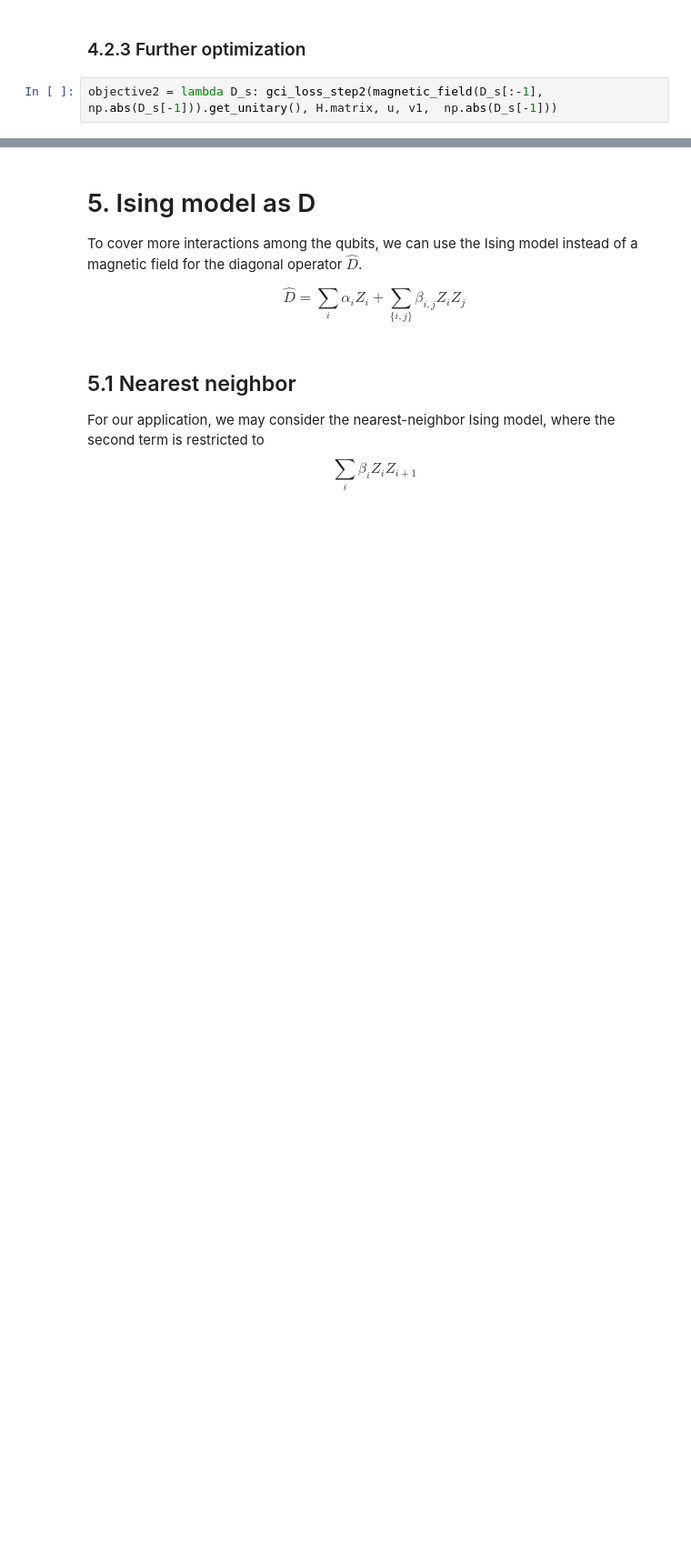
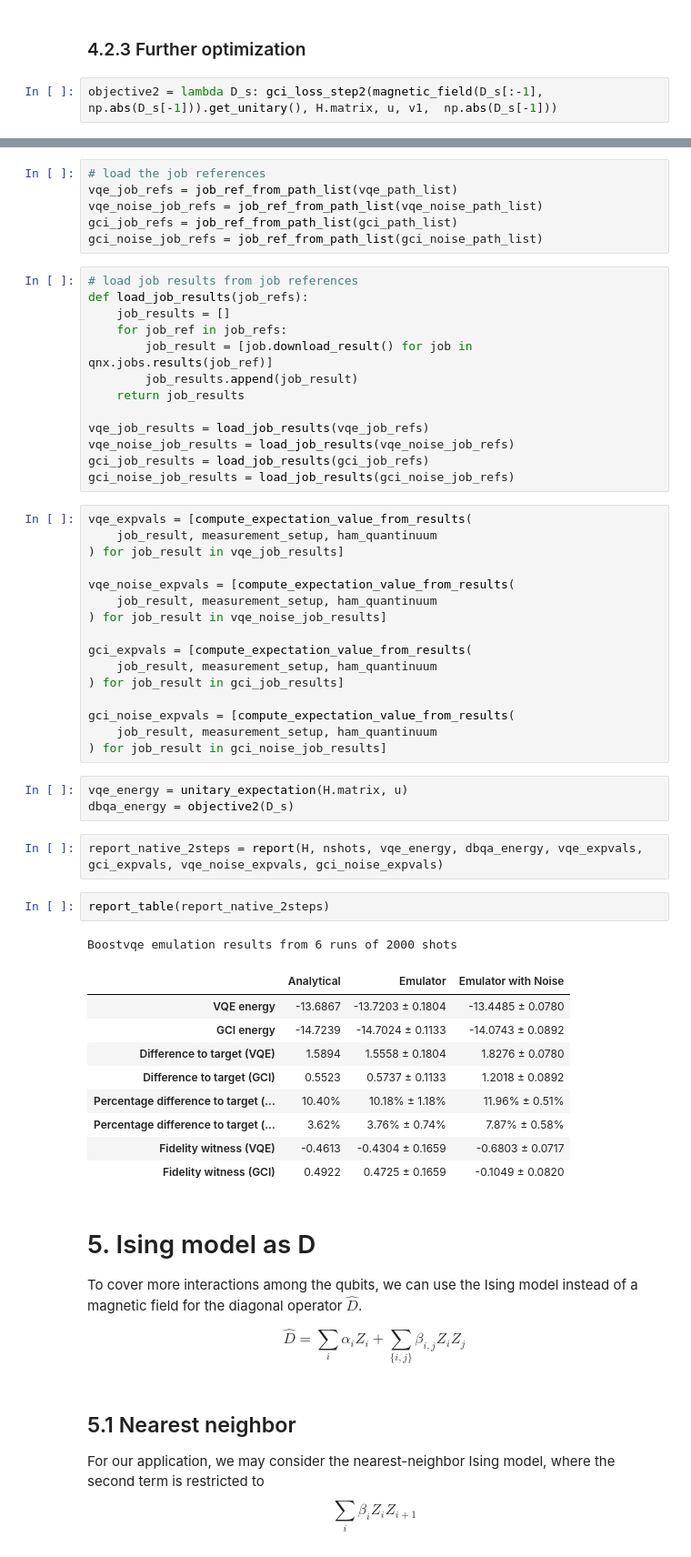
Before and after one commit to qiboteam/boostvqe, a Jupyter notebook: notebooks/quantinuum_native_gate_dbqa.ipynb, the cells around one changed output, grey strips where cells are left out. Shown at 91% size. Cells and saved outputs as stored; diff of their text form; blank space fills up the shorter version.

```diff
--- a/notebooks/quantinuum_native_gate_dbqa.ipynb
+++ b/notebooks/quantinuum_native_gate_dbqa.ipynb
@@ -1225,3 +1522,56 @@ D: [0.81250044 1.10497226 0.99569772 1.09135465 1.01541313 1.10483757
+# %%
+# load the job references
+vqe_job_refs = job_ref_from_path_list(vqe_path_list)
+vqe_noise_job_refs = job_ref_from_path_list(vqe_noise_path_list)
+gci_job_refs = job_ref_from_path_list(gci_path_list)
+gci_noise_job_refs = job_ref_from_path_list(gci_noise_path_list)
+# %%
+# load job results from job references
+def load_job_results(job_refs):
+    job_results = []
+    for job_ref in job_refs:
+        job_result = [job.download_result() for job in qnx.jobs.results(job_ref)]
+        job_results.append(job_result)
+    return job_results
+
+vqe_job_results = load_job_results(vqe_job_refs)
+vqe_noise_job_results = load_job_results(vqe_noise_job_refs)
+gci_job_results = load_job_results(gci_job_refs)
+gci_noise_job_results = load_job_results(gci_noise_job_refs)
+# %%
+vqe_expvals = [compute_expectation_value_from_results(
+    job_result, measurement_setup, ham_quantinuum
+) for job_result in vqe_job_results]
+
+vqe_noise_expvals = [compute_expectation_value_from_results(
+    job_result, measurement_setup, ham_quantinuum
+) for job_result in vqe_noise_job_results]
+
+gci_expvals = [compute_expectation_value_from_results(
+    job_result, measurement_setup, ham_quantinuum
+) for job_result in gci_job_results]
+
+gci_noise_expvals = [compute_expectation_value_from_results(
+    job_result, measurement_setup, ham_quantinuum
+) for job_result in gci_noise_job_results]
+# %%
+vqe_energy = unitary_expectation(H.matrix, u)
+dbqa_energy = objective2(D_s)
+# %%
+report_native_2steps = report(H, nshots, vqe_energy, dbqa_energy, vqe_expvals, gci_expvals, vqe_noise_expvals, gci_noise_expvals)
+# %%
+report_table(report_native_2steps)
+# %% [output]
+Boostvqe emulation results from 6 runs of 2000 shots
+|  | Analytical | Emulator | Emulator with Noise |
+| VQE energy | -13.6867 | -13.7203 ± 0.1804 | -13.4485 ± 0.0780 |
+| GCI energy | -14.7239 | -14.7024 ± 0.1133 | -14.0743 ± 0.0892 |
+| Difference to target (VQE) | 1.5894 | 1.5558 ± 0.1804 | 1.8276 ± 0.0780 |
+| Difference to target (GCI) | 0.5523 | 0.5737 ± 0.1133 | 1.2018 ± 0.0892 |
+| Percentage difference to target (... | 10.40% | 10.18% ± 1.18% | 11.96% ± 0.51% |
+| Percentage difference to target (... | 3.62% | 3.76% ± 0.74% | 7.87% ± 0.58% |
+| Fidelity witness (VQE) | -0.4613 | -0.4304 ± 0.1659 | -0.6803 ± 0.0717 |
+| Fidelity witness (GCI) | 0.4922 | 0.4725 ± 0.1659 | -0.1049 ± 0.0820 |
 # %% [markdown]
 # 5. Ising model as D
 
```
Also changed, not shown: parts of 43 cells of this notebook, 25 other files.
